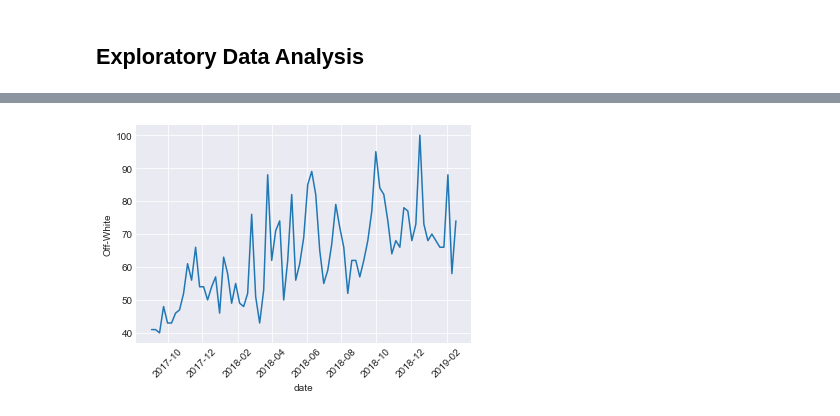
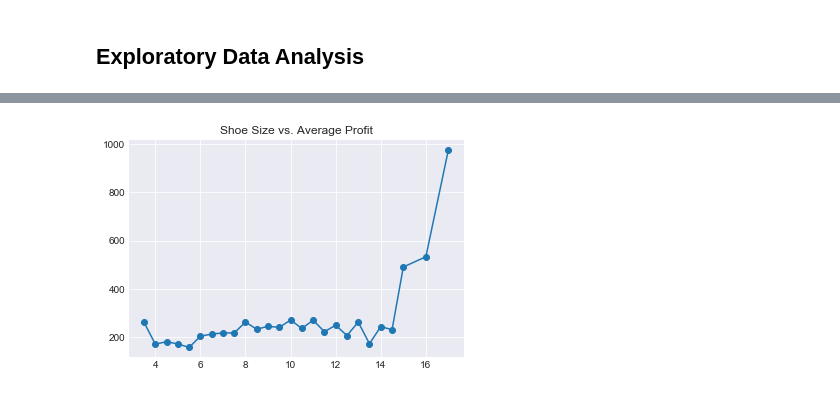
Before and after one commit to Kayleigh97/StockX_2019, a Jupyter notebook: StockX.ipynb, the cells around one changed output, grey strips where cells are left out. Cells and saved outputs as stored; diff of their text form; code cells hidden in the pictures.

Commit message:
Scatter Plot working before sampling

```diff
--- a/StockX.ipynb
+++ b/StockX.ipynb
@@ -41,3 +40,6 @@ Shoe Size       99956 non-null float64
 Buyer Region    99956 non-null object
 dtypes: datetime64[ns](2), float64(2), int64(1), object(3)
 memory usage: 6.1+ MB
+# %%
+df["Profit"] = df["Sale Price"] - df["Retail Price"]
+df.head()
@@ -99,11 +79,9 @@ AttributeError: 'AxesSubplot' object has no attribute 'autofmt_xdate'
-# %%
-pytrend = TrendReq()
-pytrend.build_payload(kw_list=['Off-White'], timeframe='2017-09-01 2019-02-18')
-interest_over_time_df = pytrend.interest_over_time()
-interest_over_time_df.reset_index(inplace=True)
-#interest_over_time_df['date'] = pd.to_datetime(df['date'], format='%m/%d/%Y %I:%M:%S %p')
-g2 = sns.lineplot(x=interest_over_time_df['date'], y="Off-White", data=interest_over_time_df, palette="Greens")
-for item in g2.get_xticklabels():
-    item.set_rotation(45)
-# %% [output]
-[figure, removed]
+# %%
+df2 = df.drop(['Order Date','Brand','Sneaker Name', 'Sale Price','Retail Price', 'Release Date', 'Buyer Region'], axis=1)
+df2 = df2.groupby('Shoe Size', as_index=False)['Profit'].mean()
+sns.set_style("darkgrid")
+plt.title("Shoe Size vs. Average Profit")
+plt.plot( 'Shoe Size', 'Profit', data=df2, linestyle='-', marker='o')
+plt.show()
+# %% [output]
+[figure, added]
```
Also changed, not shown: parts of 9 cells of this notebook.
